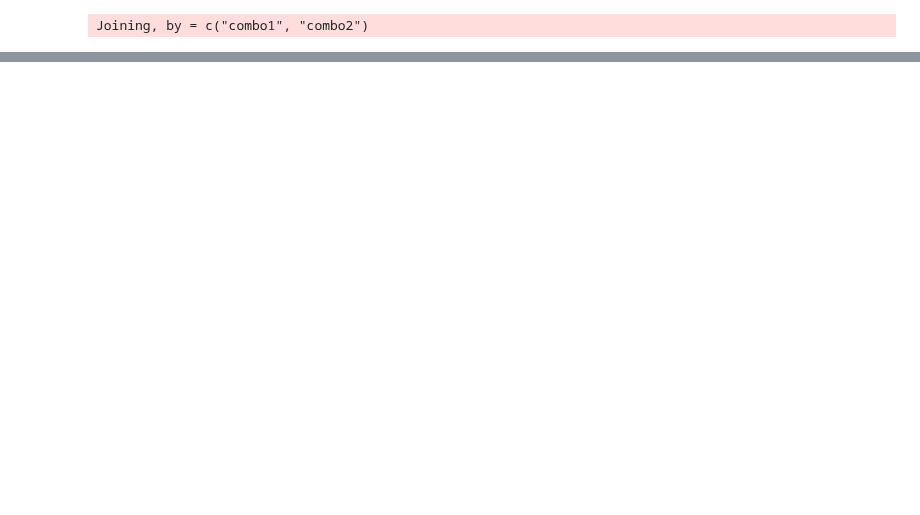
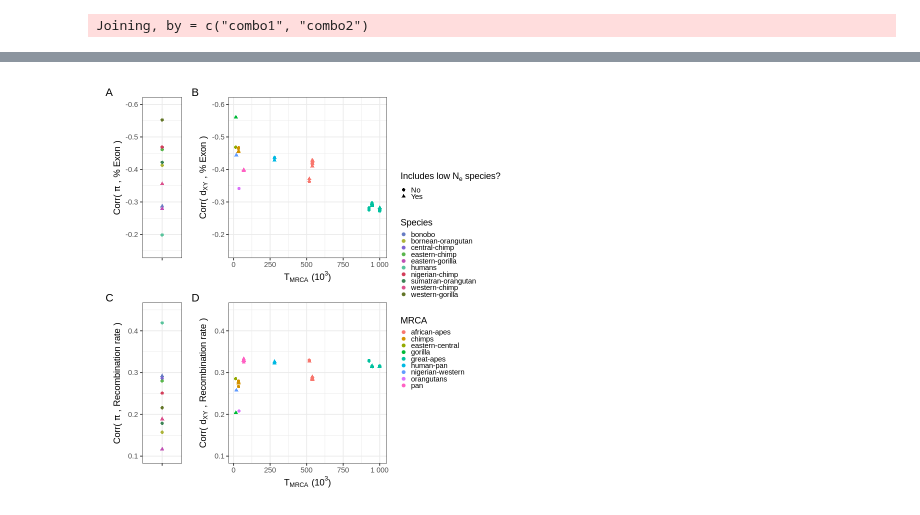
Before and after one commit to kr-colab/greatapes_sims, a Jupyter notebook: scripts/R/paper_figs.ipynb, the cells around one changed output, grey strips where cells are left out. Cells and saved outputs as stored; diff of their text form; code cells hidden in the pictures; blank space fills up the shorter version.

Commit message:
annot fig

```diff
--- a/scripts/R/paper_figs.ipynb
+++ b/scripts/R/paper_figs.ipynb
@@ -138,0 +142,45 @@ replace the existing scale.
+# %%
+csv_path_ex_correls = "../../output/greatapes-diversity-data/cor-pidxy-exon_win-size_1000000_merged-mask_True_state_all_curr_all_prop-acc_0.4.tsv"
+
+ex_corr = read.table(csv_path_ex_correls, sep="\t", header=T, quote="")
+# %%
+plot_annot_corr = function(df,ylims, annot="% Exon") {
+    lownelabs = c(`TRUE`="Yes", `FALSE`="No")
+    ne_spp = c("eastern-gorilla", "western-chimp", "bonobo")
+    df$zlowne = apply(df, 1, function(x) x[1] %in% ne_spp) | apply(df, 1, function(x) x[2] %in% ne_spp)
+    pal10col=c("#677cc3","#acb438","#7d63d1","#5ab64d","#bf4fb4","#57c39b","#d33e5a","#3b8455","#db518d","#627527")
+    pal09col=c("#cd8bc9","#9cb169","#9d4b6e","#cea14e","#45aecf","#cb4b2e","#94642e","#d4796f","#dd8336")
+    annot_pi_corr = ggplot(df[df$spp1==df$spp2,], aes(y=estimate, x="", shape=zlowne, col=spp1)) + #sprintf("\u03c0")
+        geom_point() +
+        my_theme +
+        scale_colour_manual(values=pal10col) +
+        xlab("") +
+        labs(shape=bquote("Includes low "*N[e]*" species?"),col="Species", y=bquote("Corr("~pi~","~.(annot)~")"))+
+        scale_shape_discrete(labels=lownelabs)+
+        ylim(ylims)# + theme(legend.position = 'top')
+    annot_dxy_corr = ggplot(df[df$spp1!=df$spp2,], aes(y=estimate, x=dt, shape=zlowne, col=mrca)) +
+        geom_point() +
+        my_theme +
+        scale_shape_discrete(labels=lownelabs)+
+        labs(shape=bquote("Includes low "*N[e]*" species?"), col="MRCA", y=bquote("Corr("~d[XY]~","~.(annot)~")"))+
+        xlab(bquote(T[MRCA]~"("*10^3*")"))+
+        scale_x_continuous(labels = label_number(scale = 1e-3))+
+        ylim(ylims)#+ theme(legend.position = 'bottom')
+    p = wrap_plots(annot_pi_corr, annot_dxy_corr, guides="collect", widths=c(1,4))# & theme(legend.position = 'bottom')
+    return(list(annot_pi_corr, annot_dxy_corr))
+
+}
+# %%
+p1s=plot_annot_corr(ex_corr, c(-0.15, -0.6), "% Exon")
+#ggsave(filename=paste0(outpath,"cor-pidxy-ex_data.pdf"), width = 6.5, height = 3, scale=1.5, units = "in", dpi=300)
+# %%
+csv_path_rec_correls = "../../output/greatapes-diversity-data/cor-pidxy-rec-rate_win-size_1000000_merged-mask_True_state_all_curr_all_prop-acc_0.4.tsv"
+
+rec_corr = read.table(csv_path_rec_correls, sep="\t", header=T, quote="")
+p2s=plot_annot_corr(rec_corr, c(0.1, 0.45), "Recombination rate")
+#ggsave(filename=paste0(outpath,"cor-pidxy-rec_data.pdf"), width = 6.5, height = 3, scale=1.5, units = "in", dpi=300)
+# %%
+wrap_plots(c(p1s,p2s), widths=c(1,4), nrow=2, guides="collect")+
+  plot_annotation(tag_levels = 'A')
+# %% [output]
+[figure, added]
```
Also changed, not shown: parts of 7 cells of this notebook.
